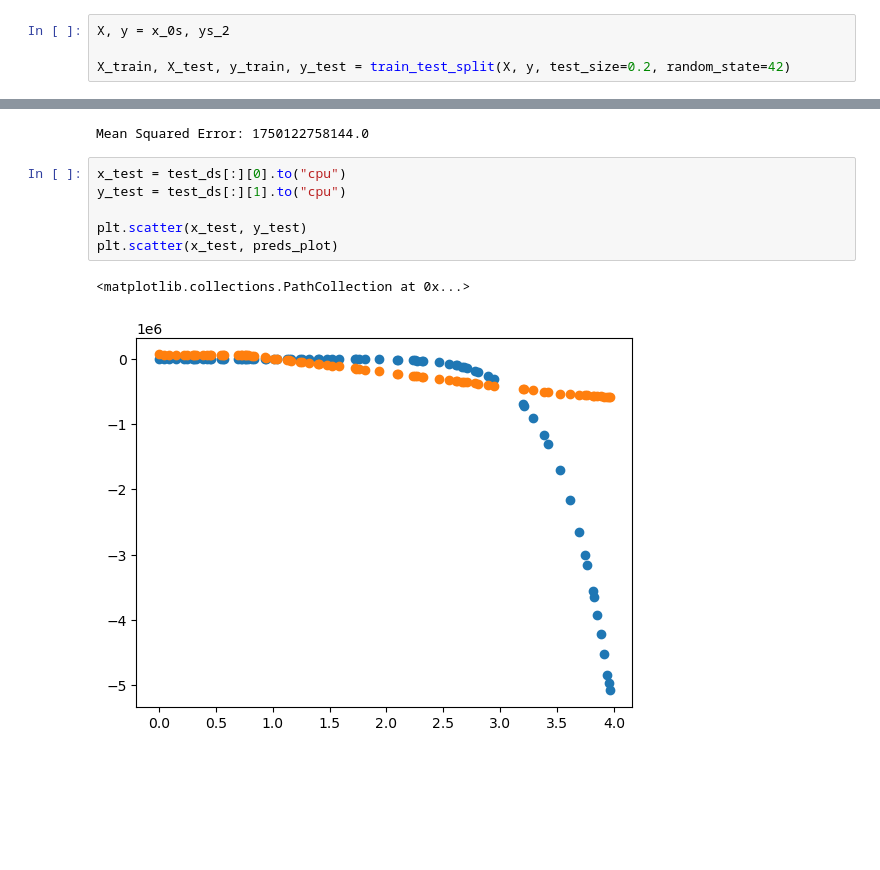
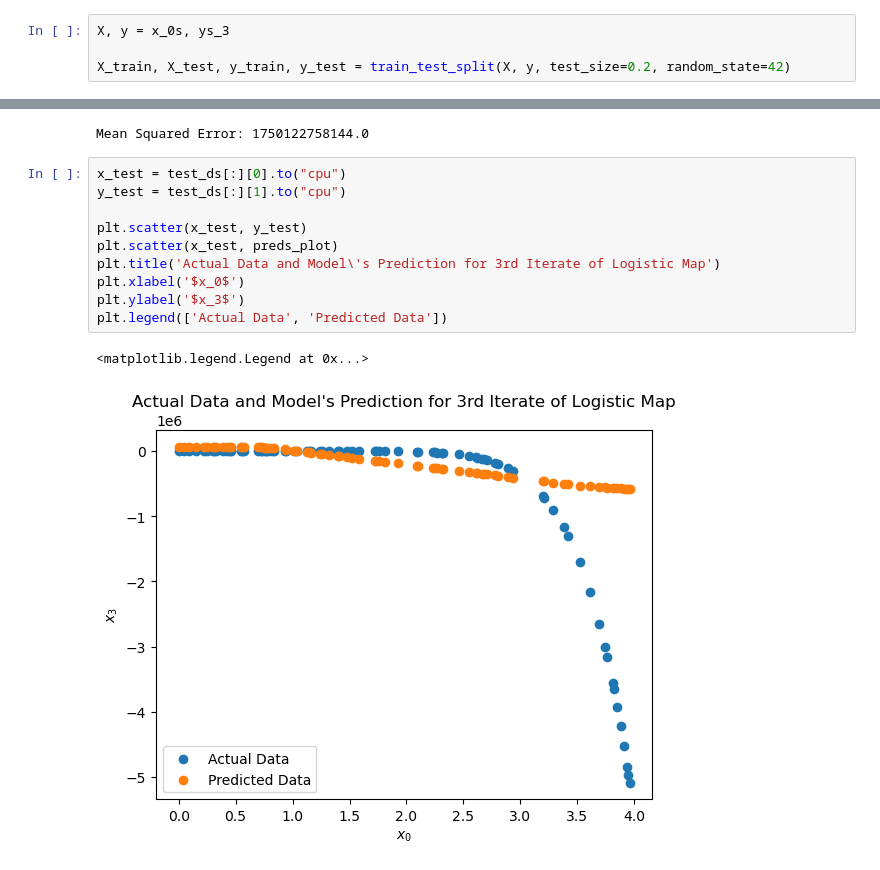
Before and after one commit to ritog/logistic_map_nn, a Jupyter notebook: mthesis_3.ipynb, the cells around one changed output, grey strips where cells are left out. Saved outputs shown, nothing was run; the diff lists cells and outputs as text; blank space fills up the shorter version.

Commit message:
all plots with proper labels and titles

```diff
--- a/mthesis_3.ipynb
+++ b/mthesis_3.ipynb
@@ -38,7 +38,7 @@ plt.grid();
 # %%
 from sklearn.model_selection import train_test_split
 # %%
-X, y = x_0s, ys_2
+X, y = x_0s, ys_3
 
 X_train, X_test, y_train, y_test = train_test_split(X, y, test_size=0.2, random_state=42)
 # %%
@@ -137,9 +140,13 @@ Mean Squared Error: 1750122758144.0
 # %%
 x_test = test_ds[:][0].to("cpu")
 y_test = test_ds[:][1].to("cpu")
 
 plt.scatter(x_test, y_test)
 plt.scatter(x_test, preds_plot)
+plt.title('Actual Data and Model\'s Prediction for 3rd Iterate of Logistic Map')
+plt.xlabel('$x_0$')
+plt.ylabel('$x_3$')
+plt.legend(['Actual Data', 'Predicted Data'])
 # %% [output]
-<matplotlib.collections.PathCollection at 0x...>
+<matplotlib.legend.Legend at 0x...>
-[figure, old version]
+[figure, new version]
```
Also changed, not shown: parts of 1 cell of this notebook, 7 other files.
